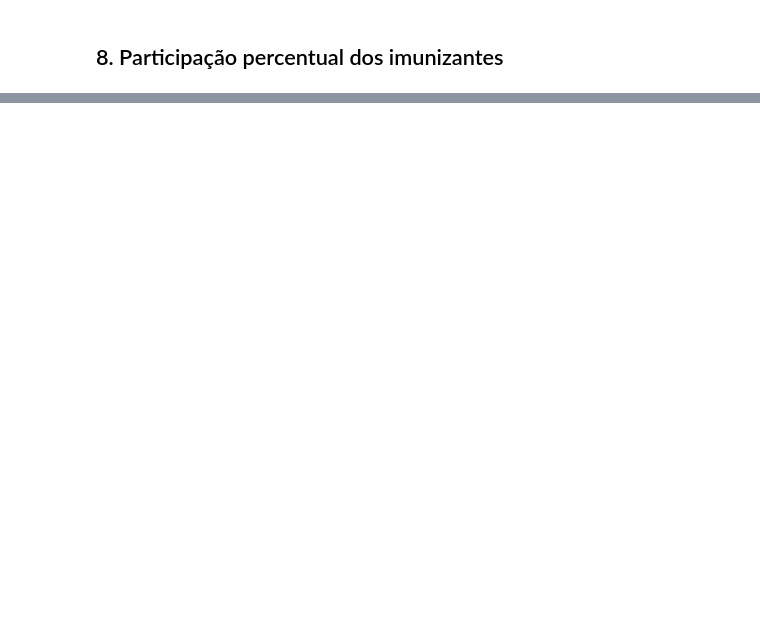
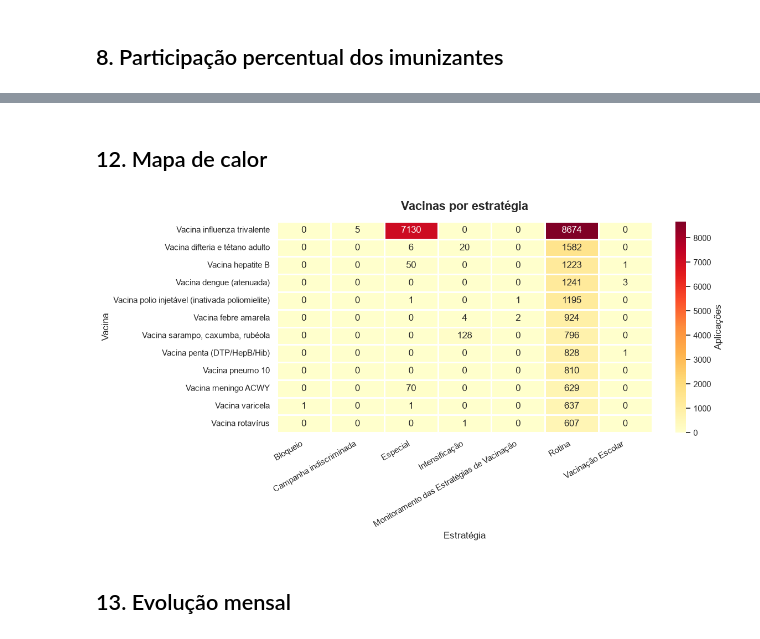
Before and after one commit to ManuelEtiene/PyAnalytics_revision, a Jupyter notebook: notebooks/Sprint_3_vacinas_em_destaque/Sprint_3_vacinas_em_destaque.ipynb, the cells around one changed output, grey strips where cells are left out. Cells and saved outputs as stored; diff of their text form; code cells hidden in the pictures; blank space fills up the shorter version.

Commit message:
Sprint 3 para revisao

```diff
--- a/notebooks/Sprint_3_vacinas_em_destaque/Sprint_3_vacinas_em_destaque.ipynb
+++ b/notebooks/Sprint_3_vacinas_em_destaque/Sprint_3_vacinas_em_destaque.ipynb
@@ -479,0 +416,48 @@ Os gráficos de ranking, evolução temporal, relação entre vacina e estratég
+# %% [markdown]
+## 12. Mapa de calor
+# %%
+heatmap = pd.crosstab(
+    df["nome_da_vacina"],
+    df["estrategia"]
+)
+
+top_nomes = vacinas.head(12)["Vacina"].tolist()
+
+heatmap = heatmap.reindex(
+    index=[vacina for vacina in top_nomes if vacina in heatmap.index],
+    fill_value=0
+)
+
+heatmap = heatmap.loc[
+    heatmap.sum(axis=1) > 0,
+    heatmap.sum(axis=0) > 0
+]
+
+if heatmap.empty:
+    print("Não há dados suficientes para gerar o mapa de calor.")
+else:
+    fig, ax = plt.subplots(figsize=(12, 6.5))
+
+    sns.heatmap(
+        heatmap,
+        annot=True,
+        fmt=".0f",
+        cmap="YlOrRd",
+        linewidths=0.8,
+        linecolor="white",
+        cbar_kws={"label": "Aplicações"},
+        ax=ax
+    )
+
+    ax.set_title("Vacinas por estratégia", fontsize=16, fontweight="bold", pad=15)
+    ax.set_xlabel("Estratégia")
+    ax.set_ylabel("Vacina")
+
+    plt.xticks(rotation=30, ha="right")
+    plt.yticks(rotation=0)
+    plt.tight_layout()
+    plt.show()
+# %% [output]
+[figure, added]
+# %% [markdown]
+## 13. Evolução mensal
```
Also changed, not shown: parts of 84 cells of this notebook.
